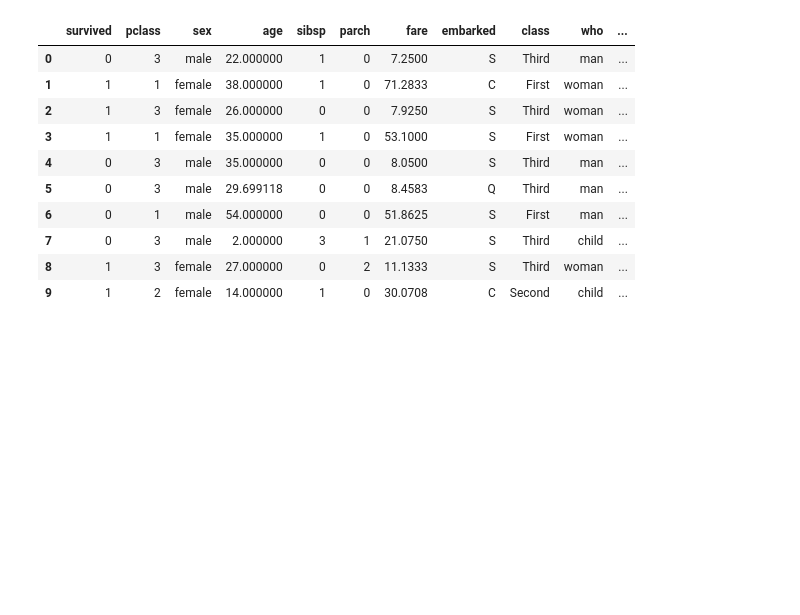
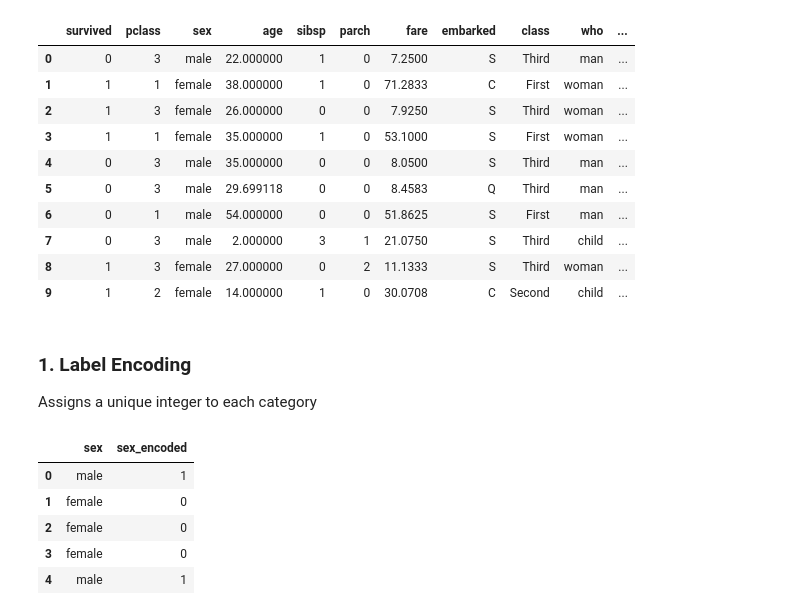
Before and after one commit to datasciencekibaatein/Batch-91, a Jupyter notebook: Preprocessing/Encoding/lecture.ipynb, the cells around one changed output. Saved outputs shown, nothing was run; the diff lists cells and outputs as text; code cells hidden in the pictures; blank space fills up the shorter version.

```diff
--- a/Preprocessing/Encoding/lecture.ipynb
+++ b/Preprocessing/Encoding/lecture.ipynb
@@ -67,3 +67,22 @@ df.head(10)
 | 7 | 0 | 3 | male | 2.000000 | 3 | 1 | 21.0750 | S | Third | child | ... |
 | 8 | 1 | 3 | female | 27.000000 | 0 | 2 | 11.1333 | S | Third | woman | ... |
 | 9 | 1 | 2 | female | 14.000000 | 1 | 0 | 30.0708 | C | Second | child | ... |
+# %% [markdown]
+### 1. Label Encoding
+
+Assigns a unique integer to each category
+# %%
+from sklearn.preprocessing import LabelEncoder
+
+le = LabelEncoder()
+
+df['sex_encoded'] = le.fit_transform(df['sex'])
+
+df[['sex','sex_encoded']].head()
+# %% [output]
+|  | sex | sex_encoded |
+| 0 | male | 1 |
+| 1 | female | 0 |
+| 2 | female | 0 |
+| 3 | female | 0 |
+| 4 | male | 1 |
```
Also changed, not shown: parts of 15 cells of this notebook.
